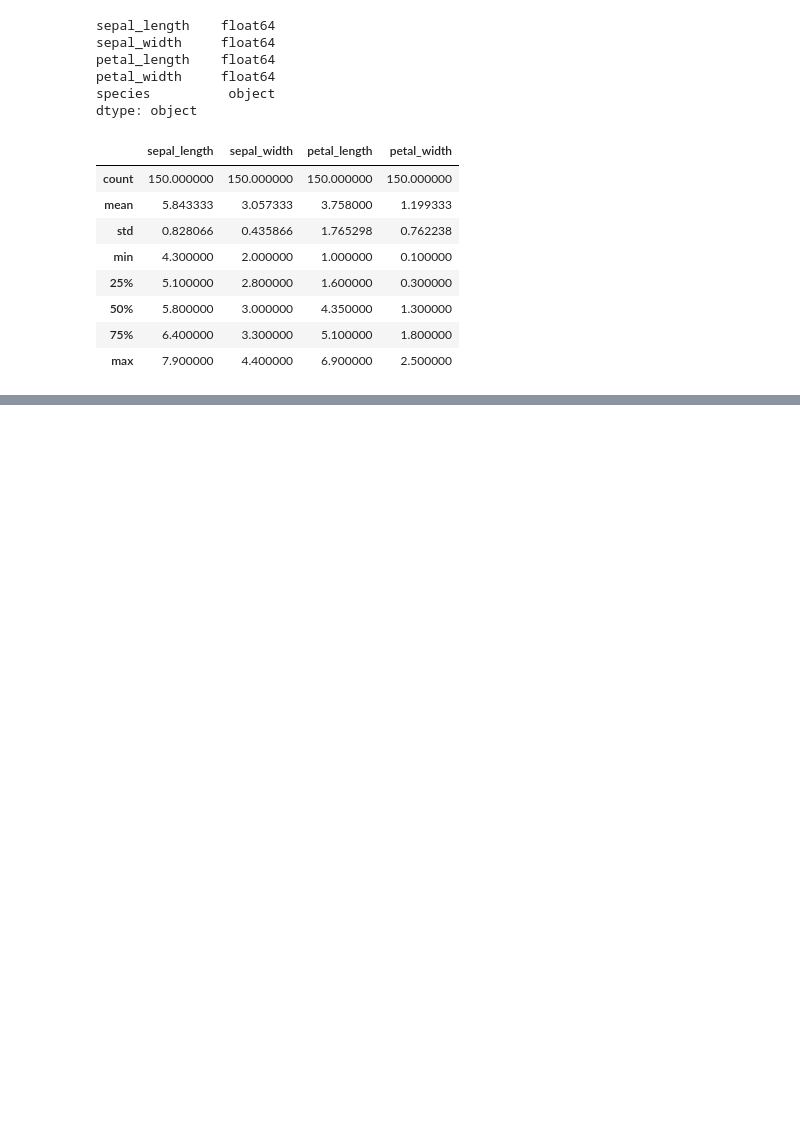
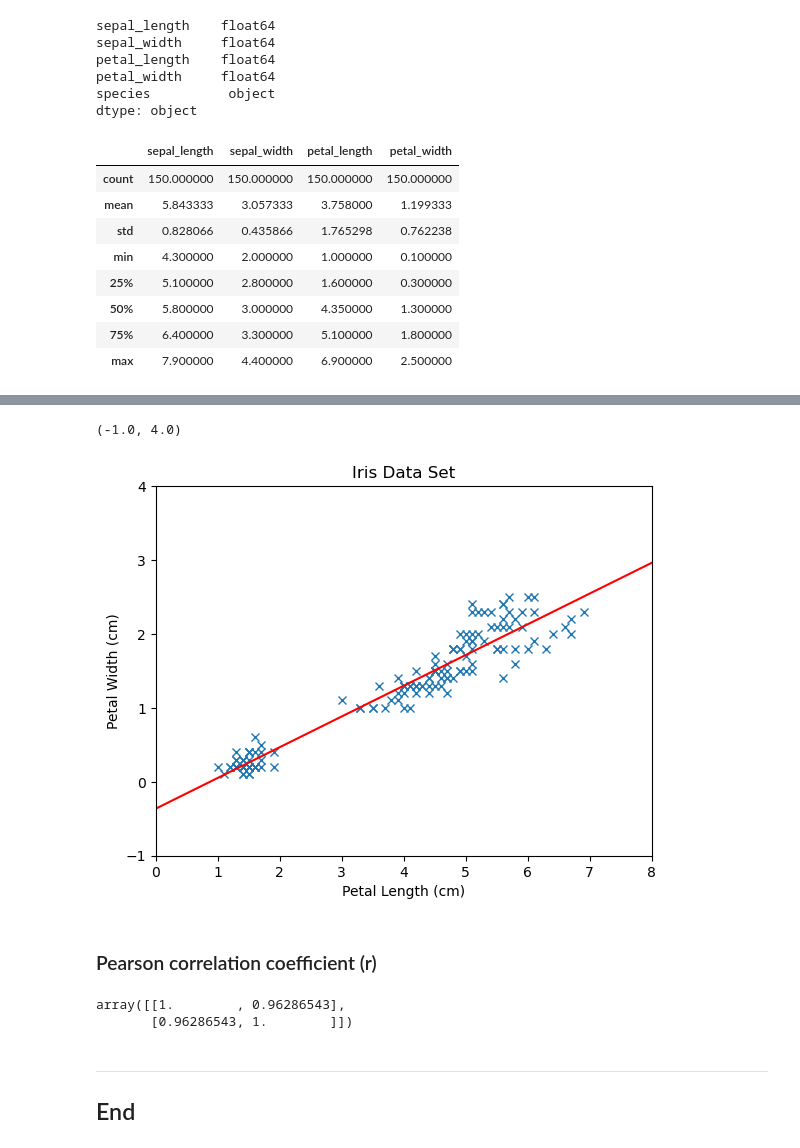
Before and after one commit to dvdgeroconnell/PODA-coursework, a Jupyter notebook: iris.ipynb, the cells around one changed output, grey strips where cells are left out. Drawn from its saved outputs; the diff is of its cells as text; code cells hidden in the pictures; blank space fills up the shorter version.

Commit message:
Update iris notebook with correlation lecture material

```diff
--- a/iris.ipynb
+++ b/iris.ipynb
@@ -60,0 +199,52 @@ df.describe()
+# %%
+# x values for best fit line
+# This gives you an array between 0 and 8 (both included) and 100 values
+# Could use plen.max()+1.0 instead of 8.0 to make it a bit more general...
+bf_x = np.linspace(0.0,8.0,100)
+
+# y values for best fit line
+bf_y = m * bf_x + c
+# %%
+# Draw the simple plot, specify the axis scales and titles
+fig, ax = plt.subplots()
+ax.plot(plen, pwidth, 'x')
+
+# Now add a second plot on top of the first with the best fit line
+# This time, use the values from the arrays
+# 'r-' means colour the line red and draw it as a line
+ax.plot(bf_x, bf_y, 'r-')
+
+ax.set_xlabel('Petal Length (cm)')
+ax.set_ylabel('Petal Width (cm)')
+ax.set_title('Iris Data Set')
+ax.set_xlim(0,8)
+ax.set_ylim(-1,4)
+
+# Suggests that for very small petal lengths, the petal widths will be negative
+# So it should really go through the origin - there's some way to force this (c should be zero)
+# But the fit would be less accurate in this case
+# It's extrapolation below the lowest real data point (and beyond the highest point) anyway
+# So don't go there...
+# %% [output]
+(-1.0, 4.0)
+[figure, added]
+# %% [markdown]
+### Pearson correlation coefficient (r)
+# %%
+# Measure the correlation
+# See https://numpy.org/doc/stable/reference/generated/numpy.corrcoef.html
+
+np.corrcoef(plen, pwidth)
+
+# Note in the returned array the '1' in the top left implies that plen is perfectly correlated
+# with itself and in the bottom right implies that pwidth is perfectly correlated with itself.
+# Top right is plen correlation with pwidth - above 0.8 is strong correlation.
+# Bottom left is the pwidth correlation with plen - same result, as would be expected.
+# See https://en.wikipedia.org/wiki/Pearson_correlation_coefficient
+# And - https://statistics.laerd.com/statistical-guides/pearson-correlation-coefficient-statistical-guide.php
+# %% [output]
+array([[1.        , 0.96286543],
+       [0.96286543, 1.        ]])
+# %% [markdown]
+***
+## End
```
Also changed, not shown: parts of 13 cells of this notebook, 1 other file.
